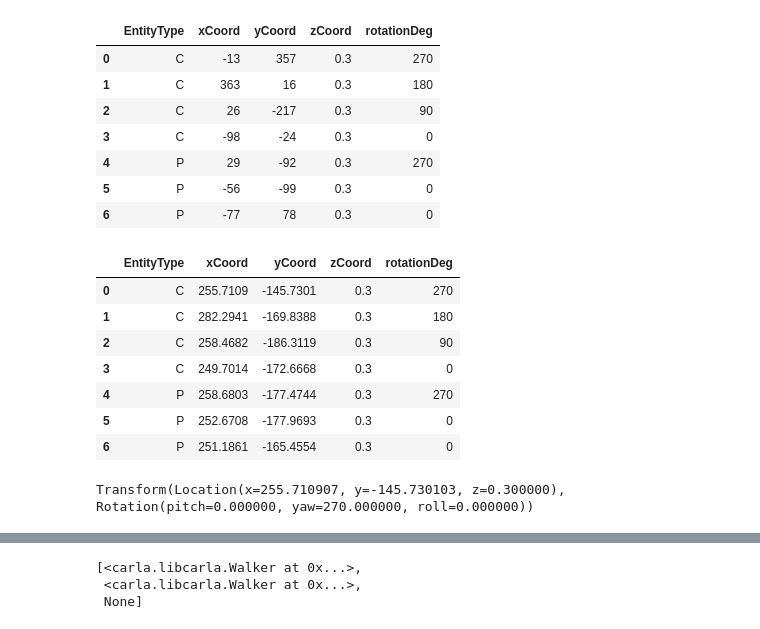
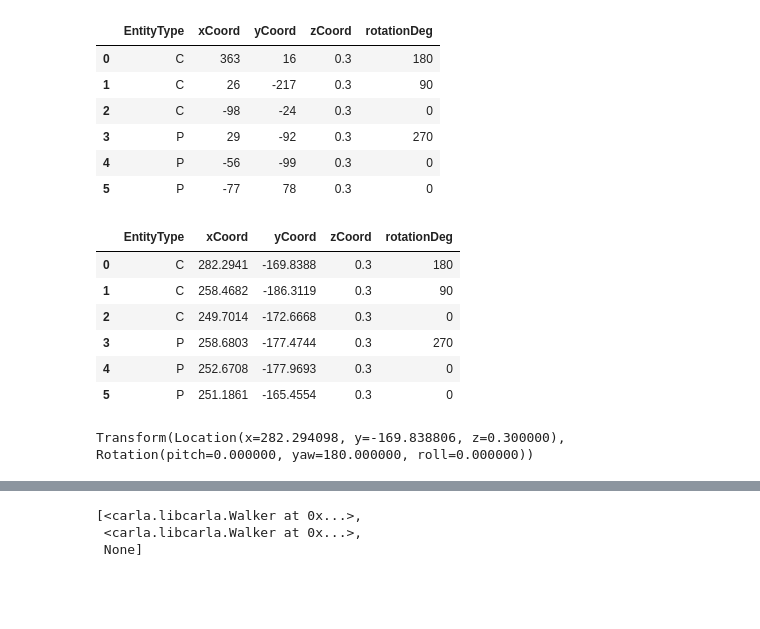
Before and after one commit to jodi106/AI_Testing_Simulator, a Jupyter notebook: scripts/scenario_editor/debug_notebook.ipynb, the cells around one changed output, grey strips where cells are left out. Saved outputs shown, nothing was run; the diff lists cells and outputs as text; code cells hidden in the pictures; blank space fills up the shorter version.

```diff
--- a/scripts/scenario_editor/debug_notebook.ipynb
+++ b/scripts/scenario_editor/debug_notebook.ipynb
@@ -132,34 +135,32 @@ def replay_recording():
 # %%
 client = setup_world()
 # %%
-df = read_gui_input("data\\AllEntitiesSet.txt")
+df = read_gui_input("data\\demo_3Cars.txt")
 df
 # %% [output]
 |  | EntityType | xCoord | yCoord | zCoord | rotationDeg |
-| 0 | C | -13 | 357 | 0.3 | 270 |
-| 1 | C | 363 | 16 | 0.3 | 180 |
-| 2 | C | 26 | -217 | 0.3 | 90 |
-| 3 | C | -98 | -24 | 0.3 | 0 |
-| 4 | P | 29 | -92 | 0.3 | 270 |
-| 5 | P | -56 | -99 | 0.3 | 0 |
-| 6 | P | -77 | 78 | 0.3 | 0 |
+| 0 | C | 363 | 16 | 0.3 | 180 |
+| 1 | C | 26 | -217 | 0.3 | 90 |
+| 2 | C | -98 | -24 | 0.3 | 0 |
+| 3 | P | 29 | -92 | 0.3 | 270 |
+| 4 | P | -56 | -99 | 0.3 | 0 |
+| 5 | P | -77 | 78 | 0.3 | 0 |
 # %%
 df = scale_coords(df)
 df
 # %% [output]
 |  | EntityType | xCoord | yCoord | zCoord | rotationDeg |
-| 0 | C | 255.7109 | -145.7301 | 0.3 | 270 |
-| 1 | C | 282.2941 | -169.8388 | 0.3 | 180 |
-| 2 | C | 258.4682 | -186.3119 | 0.3 | 90 |
-| 3 | C | 249.7014 | -172.6668 | 0.3 | 0 |
-| 4 | P | 258.6803 | -177.4744 | 0.3 | 270 |
-| 5 | P | 252.6708 | -177.9693 | 0.3 | 0 |
-| 6 | P | 251.1861 | -165.4554 | 0.3 | 0 |
+| 0 | C | 282.2941 | -169.8388 | 0.3 | 180 |
+| 1 | C | 258.4682 | -186.3119 | 0.3 | 90 |
+| 2 | C | 249.7014 | -172.6668 | 0.3 | 0 |
+| 3 | P | 258.6803 | -177.4744 | 0.3 | 270 |
+| 4 | P | 252.6708 | -177.9693 | 0.3 | 0 |
+| 5 | P | 251.1861 | -165.4554 | 0.3 | 0 |
 # %%
 vehicle_list, passenger_list = transform_coordinates(df)
 print(vehicle_list[0])
 # %% [output]
-Transform(Location(x=255.710907, y=-145.730103, z=0.300000), Rotation(pitch=0.000000, yaw=270.000000, roll=0.000000))
+Transform(Location(x=282.294098, y=-169.838806, z=0.300000), Rotation(pitch=0.000000, yaw=180.000000, roll=0.000000))
 # %%
 vehicles = spawn_entities(client, vehicle_list, "C")
 vehicles
```
Also changed, not shown: parts of 7 cells of this notebook, 6 other files.
